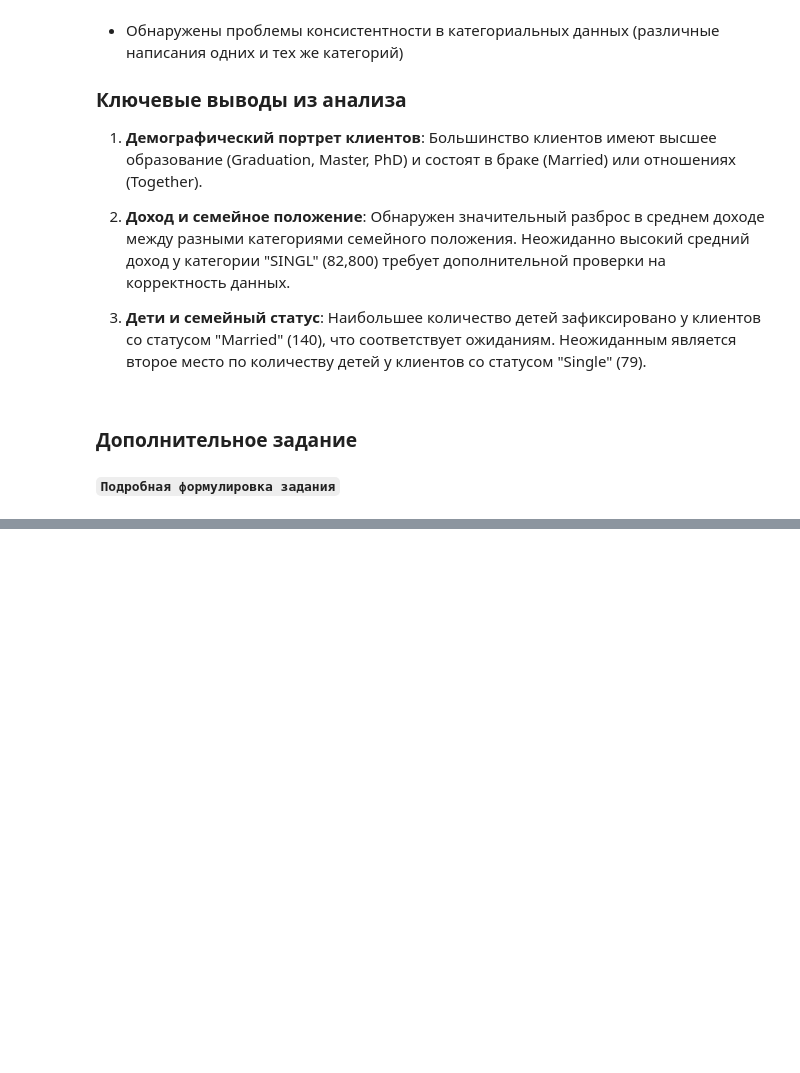
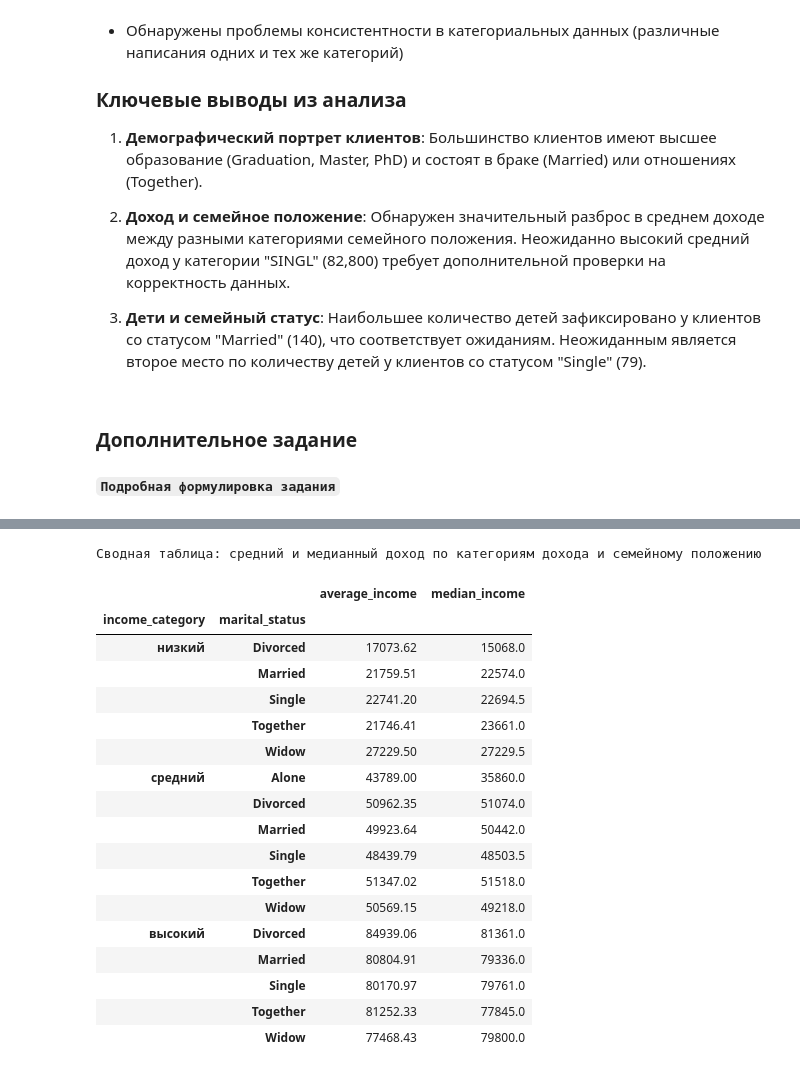
Before and after one commit to VladPl78916/Introduction-to-Data-Analysis-course, a Jupyter notebook: Лабораторная работа №1/ЛР1_Плюснин_14.ipynb, the cells around one changed output, grey strips where cells are left out. Drawn from its saved outputs; the diff is of its cells as text; code cells hidden in the pictures; blank space fills up the shorter version.

```diff
--- a/Лабораторная работа №1/ЛР1_Плюснин_14.ipynb
+++ b/Лабораторная работа №1/ЛР1_Плюснин_14.ipynb
@@ -688,0 +758,21 @@ PhD          1.5  0.00  1.00  1.00   0.0   1.0   0.0   0.0   0.0   0.0
+# %%
+# код выполнения задания
+from datetime import datetime
+
+current_year = datetime.now().year
+df['age'] = current_year - df['birth_year']
+
+age_bins = [0, 30, 55, 100]
+age_labels = ['молодой', 'средний', 'старший']
+df['age_category'] = pd.cut(df['age'], bins=age_bins, labels=age_labels, right=False)
+
+income_pivot = pd.pivot_table(
+    df,
+    values='income',
+    index=['marital_status', 'age_category'],
+    aggfunc=['mean', 'median']
+).round(2)
+
+income_pivot.columns = ['average_income', 'median_income']
+
+display(income_pivot)
@@ -688,0 +825,39 @@ PhD          1.5  0.00  1.00  1.00   0.0   1.0   0.0   0.0   0.0   0.0
+# %%
+import pandas as pd
+import numpy as np
+
+income_bins = [0, 30000, 70000, np.inf]
+income_labels = ['низкий', 'средний', 'высокий']
+df['income_category'] = pd.cut(df['income'], bins=income_bins, labels=income_labels, right=False)
+
+income_pivot = pd.pivot_table(
+    df,
+    values='income',
+    index=['income_category', 'marital_status'],
+    aggfunc=['mean', 'median']
+).round(2)
+
+income_pivot.columns = ['average_income', 'median_income']
+
+print("Сводная таблица: средний и медианный доход по категориям дохода и семейному положению")
+display(income_pivot)
+# %% [output]
+Сводная таблица: средний и медианный доход по категориям дохода и семейному положению
+|  |  | average_income | median_income |
+| income_category | marital_status |  |  |
+| низкий | Divorced | 17073.62 | 15068.0 |
+|  | Married | 21759.51 | 22574.0 |
+|  | Single | 22741.20 | 22694.5 |
+|  | Together | 21746.41 | 23661.0 |
+|  | Widow | 27229.50 | 27229.5 |
+| средний | Alone | 43789.00 | 35860.0 |
+|  | Divorced | 50962.35 | 51074.0 |
+|  | Married | 49923.64 | 50442.0 |
+|  | Single | 48439.79 | 48503.5 |
+|  | Together | 51347.02 | 51518.0 |
+|  | Widow | 50569.15 | 49218.0 |
+| высокий | Divorced | 84939.06 | 81361.0 |
+|  | Married | 80804.91 | 79336.0 |
+|  | Single | 80170.97 | 79761.0 |
+|  | Together | 81252.33 | 77845.0 |
+|  | Widow | 77468.43 | 79800.0 |
```
Also changed, not shown: parts of 24 cells of this notebook.
